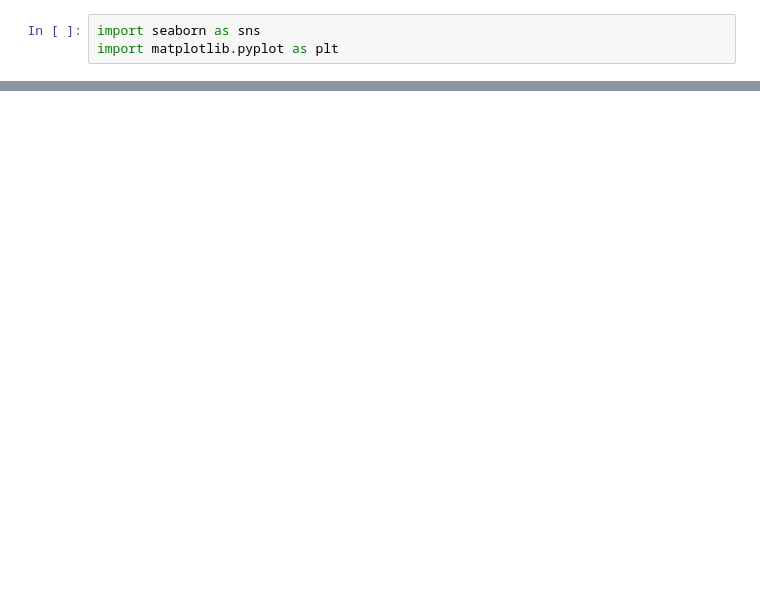
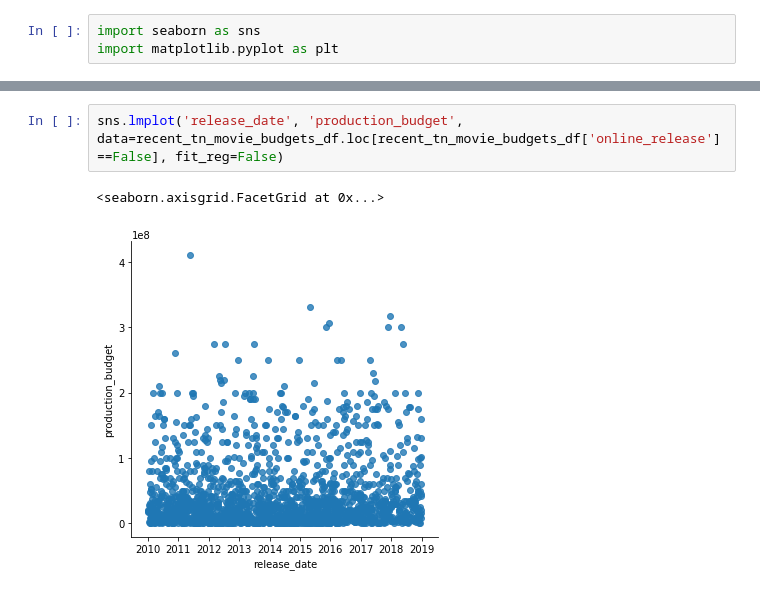
Before and after one commit to mishaberrien/Movie-Performance-Analysis, a Jupyter notebook: grab_and_explore_movie_data.ipynb, the cells around one changed output, grey strips where cells are left out. Saved outputs shown, nothing was run; the diff lists cells and outputs as text; blank space fills up the shorter version.

```diff
--- a/grab_and_explore_movie_data.ipynb
+++ b/grab_and_explore_movie_data.ipynb
@@ -416,0 +423,5 @@ import matplotlib.pyplot as plt
+# %%
+sns.lmplot('release_date', 'production_budget', data=recent_tn_movie_budgets_df.loc[recent_tn_movie_budgets_df['online_release']==False], fit_reg=False)
+# %% [output]
+<seaborn.axisgrid.FacetGrid at 0x...>
+[figure, added]
```
Also changed, not shown: parts of 26 cells of this notebook.
